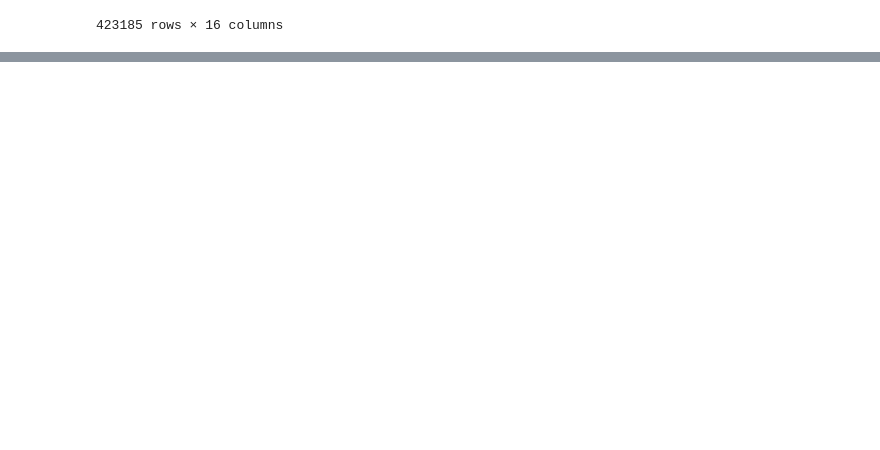
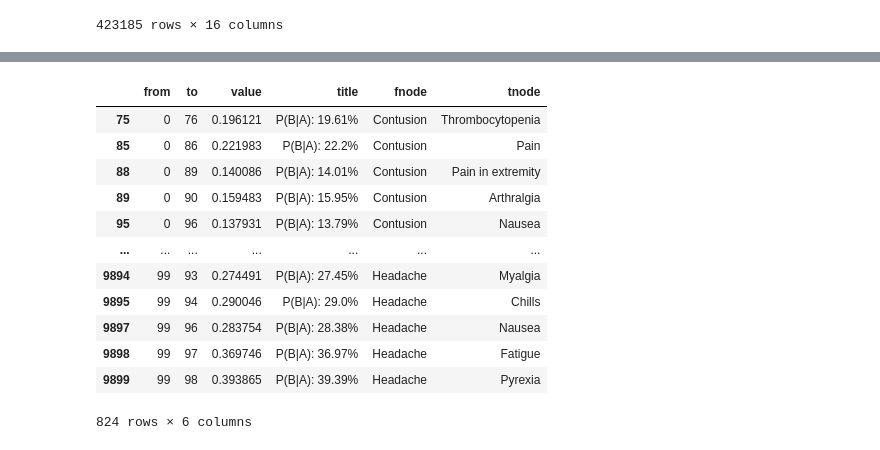
Before and after one commit to icemeister2k/icemeister2k.github.io, a Jupyter notebook: scripts/EMA_network.ipynb, the cells around one changed output, grey strips where cells are left out. Drawn from its saved outputs; the diff is of its cells as text; code cells hidden in the pictures; blank space fills up the shorter version.

```diff
--- a/scripts/EMA_network.ipynb
+++ b/scripts/EMA_network.ipynb
@@ -43,0 +46,16 @@ e,n = buildNetwork(dat_filtered1)
+# %%
+e
+# %% [output]
+|  | from | to | value | title | fnode | tnode |
+| 75 | 0 | 76 | 0.196121 | P(B|A): 19.61% | Contusion | Thrombocytopenia |
+| 85 | 0 | 86 | 0.221983 | P(B|A): 22.2% | Contusion | Pain |
+| 88 | 0 | 89 | 0.140086 | P(B|A): 14.01% | Contusion | Pain in extremity |
+| 89 | 0 | 90 | 0.159483 | P(B|A): 15.95% | Contusion | Arthralgia |
+| 95 | 0 | 96 | 0.137931 | P(B|A): 13.79% | Contusion | Nausea |
+| ... | ... | ... | ... | ... | ... | ... |
+| 9894 | 99 | 93 | 0.274491 | P(B|A): 27.45% | Headache | Myalgia |
+| 9895 | 99 | 94 | 0.290046 | P(B|A): 29.0% | Headache | Chills |
+| 9897 | 99 | 96 | 0.283754 | P(B|A): 28.38% | Headache | Nausea |
+| 9898 | 99 | 97 | 0.369746 | P(B|A): 36.97% | Headache | Fatigue |
+| 9899 | 99 | 98 | 0.393865 | P(B|A): 39.39% | Headache | Pyrexia |
+824 rows × 6 columns
```
Also changed, not shown: parts of 10 cells of this notebook.
